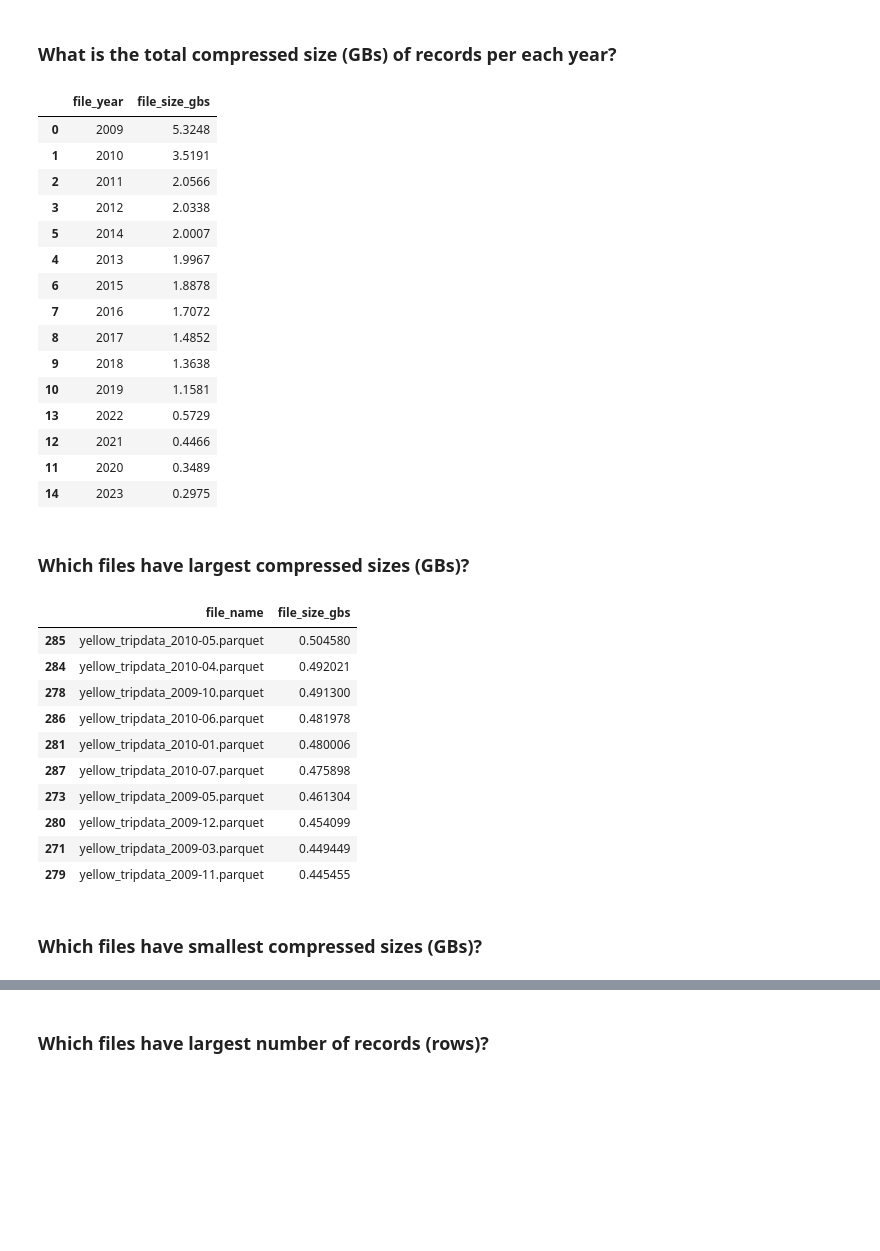
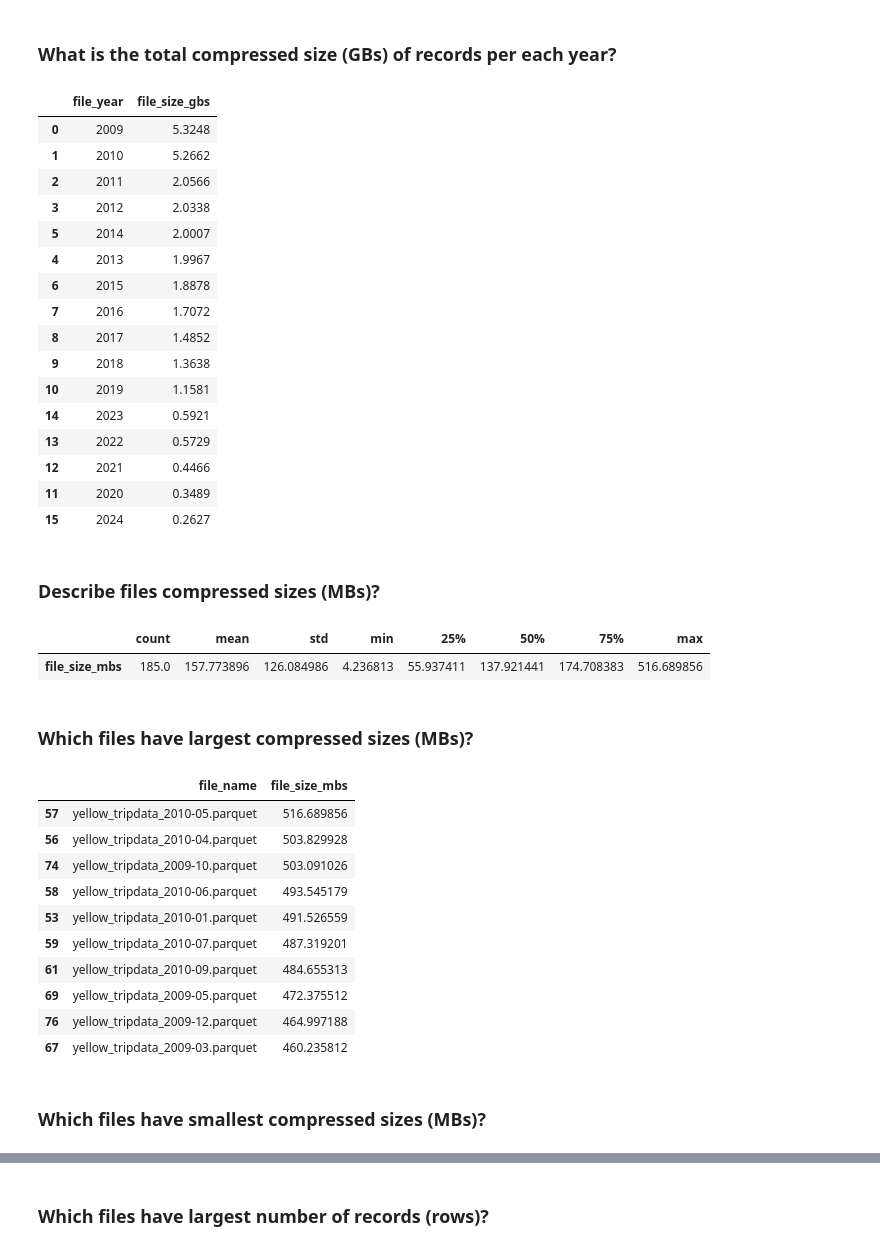
Before and after one commit to lykmapipo/NYC-TLC-Trip-Data, a Jupyter notebook: explore_yellow_trips_metadata.ipynb, the cells around one changed output, grey strips where cells are left out. Saved outputs shown, nothing was run; the diff lists cells and outputs as text; code cells hidden in the pictures; blank space fills up the shorter version.

Commit message:
feat(trips-metadata): extract yellow trips metadata
This also:
- update yellow trips metadata exploration notebook

```diff
--- a/explore_yellow_trips_metadata.ipynb
+++ b/explore_yellow_trips_metadata.ipynb
@@ -19,9 +28,9 @@ import pandas as pd
 # %% [markdown]
 ### Load the data
+# %%
+METADATA_FILES = glob.glob(f"{DATASET_LOCAL_METADATA_PATH}/yellow_tripmetadata_*.csv")
 # %%
-METADATA_PATH = "./data/trips-metadata/2023-12-28.csv"
-df = pd.read_csv(METADATA_PATH)
-df = df[df["file_record_type"] == 'yellow']
+df = pd.concat([pd.read_csv(file) for file in METADATA_FILES], ignore_index=True)
 # %% [markdown]
 ### Print data summary
 # %%
@@ -118,7 +126,7 @@ df3
 # %% [output]
 |  | file_year | file_size_gbs |
 | 0 | 2009 | 5.3248 |
-| 1 | 2010 | 3.5191 |
+| 1 | 2010 | 5.2662 |
 | 2 | 2011 | 2.0566 |
 | 3 | 2012 | 2.0338 |
 | 5 | 2014 | 2.0007 |
@@ -128,28 +136,36 @@ df3
 | 8 | 2017 | 1.4852 |
 | 9 | 2018 | 1.3638 |
 | 10 | 2019 | 1.1581 |
+| 14 | 2023 | 0.5921 |
 | 13 | 2022 | 0.5729 |
 | 12 | 2021 | 0.4466 |
 | 11 | 2020 | 0.3489 |
-| 14 | 2023 | 0.2975 |
+| 15 | 2024 | 0.2627 |
+# %% [markdown]
+### Describe files compressed sizes (MBs)?
+# %%
+df[["file_size_mbs"]].describe().T
+# %% [output]
+|  | count | mean | std | min | 25% | 50% | 75% | max |
+| file_size_mbs | 185.0 | 157.773896 | 126.084986 | 4.236813 | 55.937411 | 137.921441 | 174.708383 | 516.689856 |
 # %% [markdown]
-### Which files have largest compressed sizes (GBs)?
+### Which files have largest compressed sizes (MBs)?
 # %%
-df5 = df[["file_name", "file_size_gbs"]]
-df5 = df5.sort_values(by="file_size_gbs", ascending=False)
+df5 = df[["file_name", "file_size_mbs"]]
+df5 = df5.sort_values(by="file_size_mbs", ascending=False)
 df5.head(n=10)
 # %% [output]
-|  | file_name | file_size_gbs |
-| 285 | yellow_tripdata_2010-05.parquet | 0.504580 |
-| 284 | yellow_tripdata_2010-04.parquet | 0.492021 |
-| 278 | yellow_tripdata_2009-10.parquet | 0.491300 |
-| 286 | yellow_tripdata_2010-06.parquet | 0.481978 |
-| 281 | yellow_tripdata_2010-01.parquet | 0.480006 |
-| 287 | yellow_tripdata_2010-07.parquet | 0.475898 |
-| 273 | yellow_tripdata_2009-05.parquet | 0.461304 |
-| 280 | yellow_tripdata_2009-12.parquet | 0.454099 |
-| 271 | yellow_tripdata_2009-03.parquet | 0.449449 |
-| 279 | yellow_tripdata_2009-11.parquet | 0.445455 |
+|  | file_name | file_size_mbs |
+| 57 | yellow_tripdata_2010-05.parquet | 516.689856 |
+| 56 | yellow_tripdata_2010-04.parquet | 503.829928 |
+| 74 | yellow_tripdata_2009-10.parquet | 503.091026 |
+| 58 | yellow_tripdata_2010-06.parquet | 493.545179 |
+| 53 | yellow_tripdata_2010-01.parquet | 491.526559 |
+| 59 | yellow_tripdata_2010-07.parquet | 487.319201 |
+| 61 | yellow_tripdata_2010-09.parquet | 484.655313 |
+| 69 | yellow_tripdata_2009-05.parquet | 472.375512 |
+| 76 | yellow_tripdata_2009-12.parquet | 464.997188 |
+| 67 | yellow_tripdata_2009-03.parquet | 460.235812 |
 # %% [markdown]
-### Which files have smallest compressed sizes (GBs)?
+### Which files have smallest compressed sizes (MBs)?
 # %%
```
Also changed, not shown: parts of 17 cells of this notebook, 17 other files.
